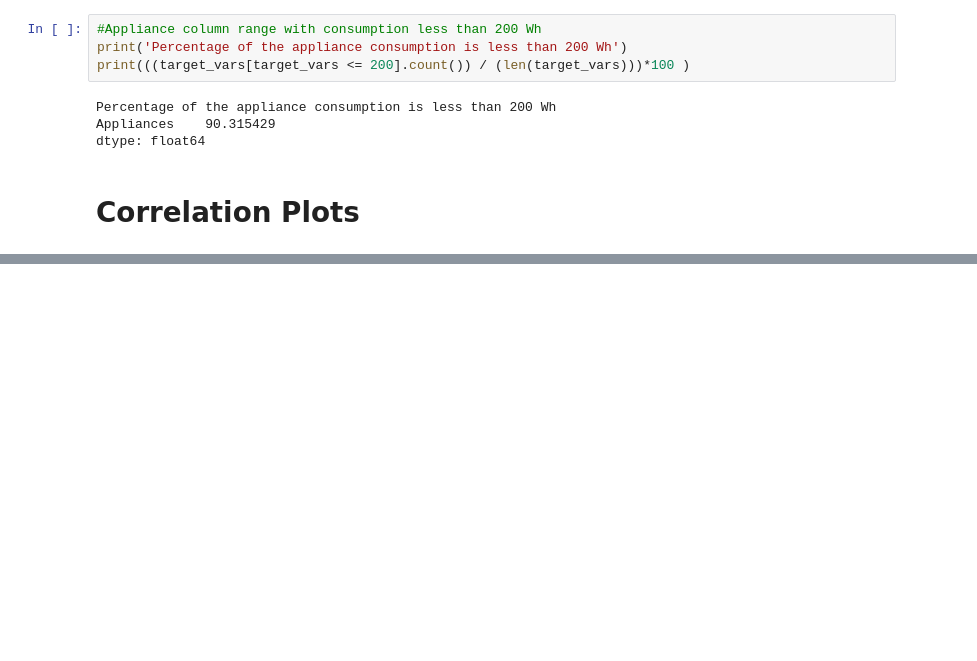
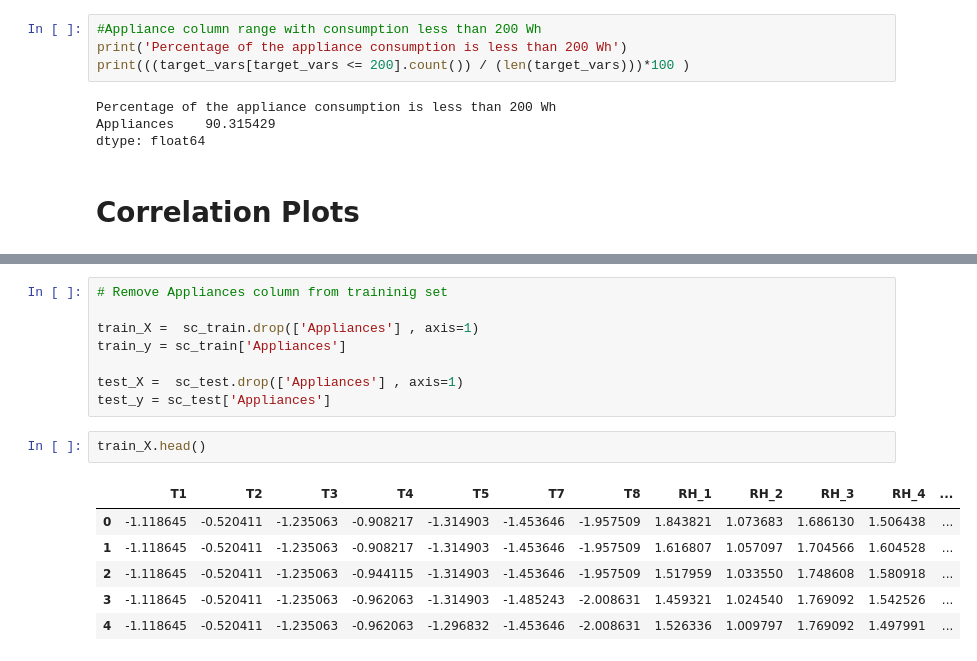
Before and after one commit to anasjy/appliance-energy-prediction, a Jupyter notebook: Appliance_energy_prediction.ipynb, the cells around one changed output, grey strips where cells are left out. Cells and saved outputs as stored; diff of their text form; blank space fills up the shorter version.

```diff
--- a/Appliance_energy_prediction.ipynb
+++ b/Appliance_energy_prediction.ipynb
@@ -385,0 +446,17 @@ dtype: float64
+# %%
+# Remove Appliances column from traininig set
+
+train_X =  sc_train.drop(['Appliances'] , axis=1)
+train_y = sc_train['Appliances']
+
+test_X =  sc_test.drop(['Appliances'] , axis=1)
+test_y = sc_test['Appliances']
+# %%
+train_X.head()
+# %% [output]
+|  | T1 | T2 | T3 | T4 | T5 | T7 | T8 | RH_1 | RH_2 | RH_3 | RH_4 | ... |
+| 0 | -1.118645 | -0.520411 | -1.235063 | -0.908217 | -1.314903 | -1.453646 | -1.957509 | 1.843821 | 1.073683 | 1.686130 | 1.506438 | ... |
+| 1 | -1.118645 | -0.520411 | -1.235063 | -0.908217 | -1.314903 | -1.453646 | -1.957509 | 1.616807 | 1.057097 | 1.704566 | 1.604528 | ... |
+| 2 | -1.118645 | -0.520411 | -1.235063 | -0.944115 | -1.314903 | -1.453646 | -1.957509 | 1.517959 | 1.033550 | 1.748608 | 1.580918 | ... |
+| 3 | -1.118645 | -0.520411 | -1.235063 | -0.962063 | -1.314903 | -1.485243 | -2.008631 | 1.459321 | 1.024540 | 1.769092 | 1.542526 | ... |
+| 4 | -1.118645 | -0.520411 | -1.235063 | -0.962063 | -1.296832 | -1.453646 | -2.008631 | 1.526336 | 1.009797 | 1.769092 | 1.497991 | ... |
```
Also changed, not shown: parts of 29 cells of this notebook.
